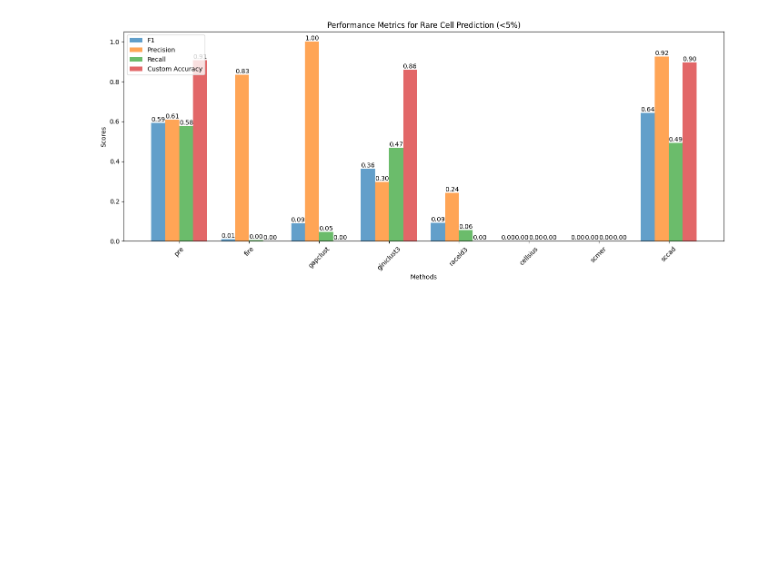
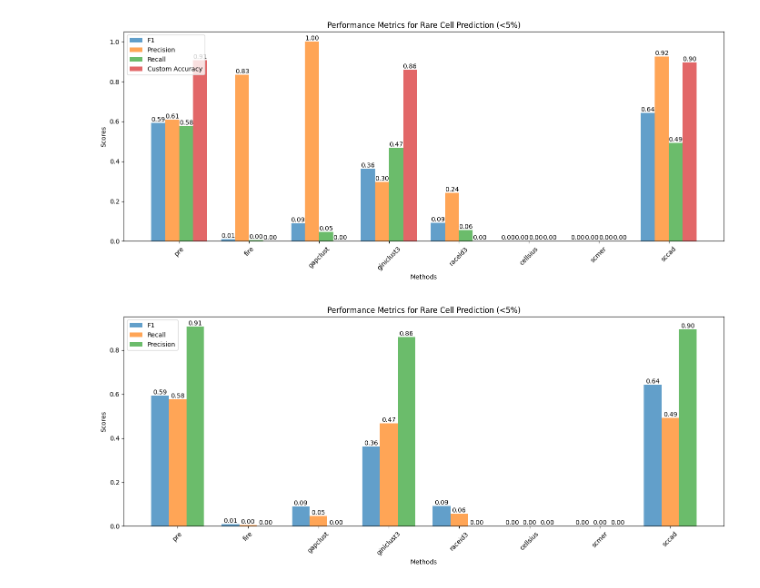
Before and after one commit to StickTaTa/ScFormer, a Jupyter notebook: Tutorial/26_pbmc_sample_result.ipynb, the cells around one changed output. Saved outputs shown, nothing was run; the diff lists cells and outputs as text; code cells hidden in the pictures; blank space fills up the shorter version.

Commit message:
add results

```diff
--- a/Tutorial/26_pbmc_sample_result.ipynb
+++ b/Tutorial/26_pbmc_sample_result.ipynb
@@ -644,3 +643,86 @@ plt.savefig('figures/metrics_custom_accuracy.pdf', format='pdf', bbox_inches='ti
 plt.show()
 # %% [output]
 [figure]
+# %%
+from sklearn.metrics import f1_score, precision_score, recall_score
+import matplotlib.pyplot as plt
+
+# 初始化存储结果的字典
+results = {}
+
+# 提取真实标签
+true_labels = adata.obs['true_rare_below_5'].map({'rare (<5%)': 1, 'non-rare': 0})
+
+# 自定义准确率函数（不变）
+# def custom_accuracy(y_true, y_pred, min_rare_predictions=5, rare_detection_threshold=0.1):
+#     rare_predictions = sum(y_pred)
+#     true_rare_count = sum(y_true)
+#     if rare_predictions < min_rare_predictions:
+#         return 0
+#     correct_rare_predictions = sum((y_pred == 1) & (y_true == 1))
+#     if correct_rare_predictions < rare_detection_threshold * true_rare_count:
+#         return 0
+#     correct = 0
+#     total = 0
+#     for true, pred in zip(y_true, y_pred):
+#         if pred == 1 and true == 1:
+#             correct += 1
+#             total += 1
+#         elif pred == 0 and true == 0:
+#             correct += 1
+#             total += 1
+#         elif pred == 0 and true == 1:
+#             total += 1
+#     return correct / total if total > 0 else 0
+
+# 计算 `pre` 的指标
+if 'pre_rare_below_5' in adata.obs.columns:
+    pre_predicted_labels = adata.obs['pre_rare_below_5'].map({'rare (<5%)': 1, 'non-rare': 0})
+    f1_pre = f1_score(true_labels, pre_predicted_labels)
+    precision_pre = custom_accuracy(true_labels, pre_predicted_labels)
+    recall_pre = recall_score(true_labels, pre_predicted_labels)
+    results['pre'] = {'F1': f1_pre, 'Precision': precision_pre, 'Recall': recall_pre}
+
+# 计算其他模型的指标
+models = ['fire', 'gapclust', 'giniclust3', 'raceid3', 'cellsius', 'scmer', 'sccad']
+for model in models:
+    if f'{model}_rare_below_5' in adata.obs.columns:
+        predicted_labels = adata.obs[f'{model}_rare_below_5'].map({'rare (<5%)': 1, 'non-rare': 0})
+        f1 = f1_score(true_labels, predicted_labels)
+        precision = custom_accuracy(true_labels, predicted_labels)
+        recall = recall_score(true_labels, predicted_labels)
+        results[model] = {'F1': f1, 'Precision': precision, 'Recall': recall}
+
+# 准备数据用于绘图
+methods = list(results.keys())
+f1_scores = [results[method]['F1'] for method in methods]
+recall_scores = [results[method]['Recall'] for method in methods]
+precision_scores = [results[method]['Precision'] for method in methods]
+
+# 绘制柱状图并显示具体数值
+x = range(len(methods))
+bar_width = 0.25
+
+plt.figure(figsize=(14, 6))
+
+bars1 = plt.bar(x, f1_scores, width=bar_width, label='F1', alpha=0.7)
+bars2 = plt.bar([p + bar_width for p in x], recall_scores, width=bar_width, label='Recall', alpha=0.7)
+bars3 = plt.bar([p + 2 * bar_width for p in x], precision_scores, width=bar_width, label='Precision', alpha=0.7)
+
+# 添加数值显示
+for bars in [bars1, bars2, bars3]:
+    for bar in bars:
+        plt.text(bar.get_x() + bar.get_width() / 2, bar.get_height(), f'{bar.get_height():.2f}', ha='center', va='bottom')
+
+plt.xticks([p + bar_width for p in x], methods, rotation=45)
+plt.xlabel('Methods')
+plt.ylabel('Scores')
+plt.title('Performance Metrics for Rare Cell Prediction (<5%)')
+plt.legend()
+plt.tight_layout()
+
+# 保存图表并显示
+plt.savefig('figures/metrics_precision.pdf', format='pdf', bbox_inches='tight')
+plt.show()
+# %% [output]
+[figure, added]
```
Also changed, not shown: parts of 5 cells of this notebook, 5 other files.
